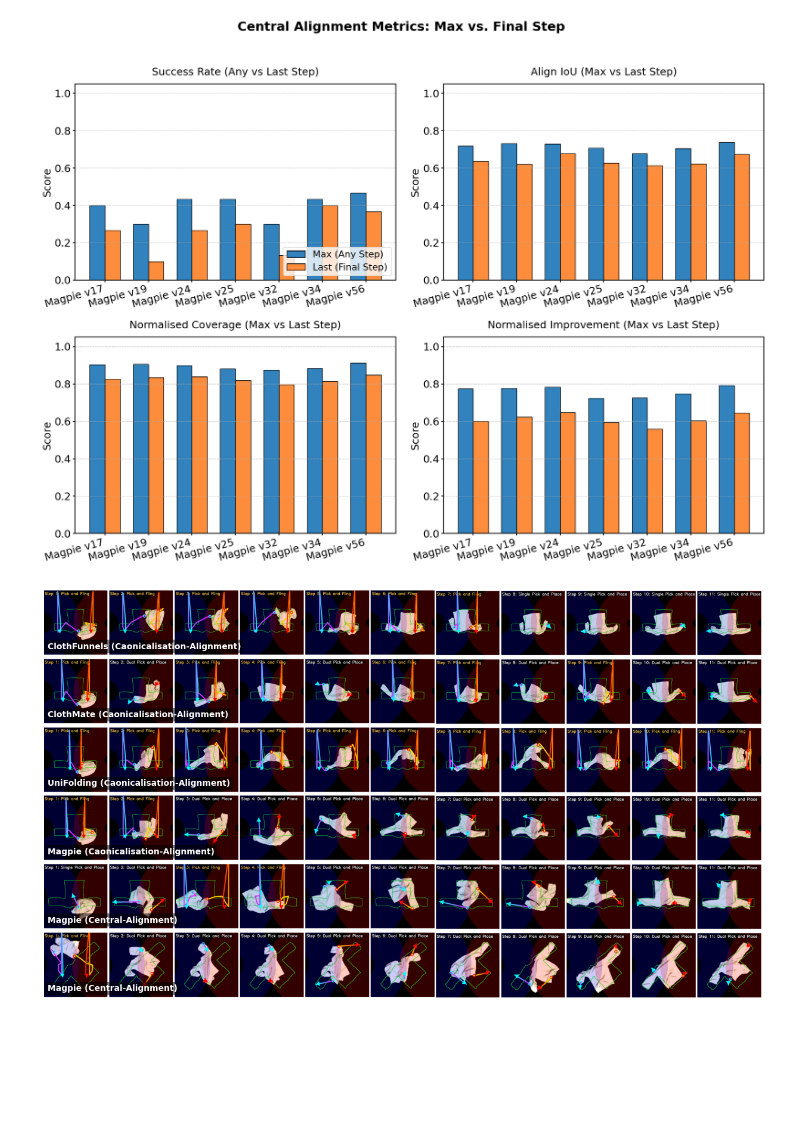
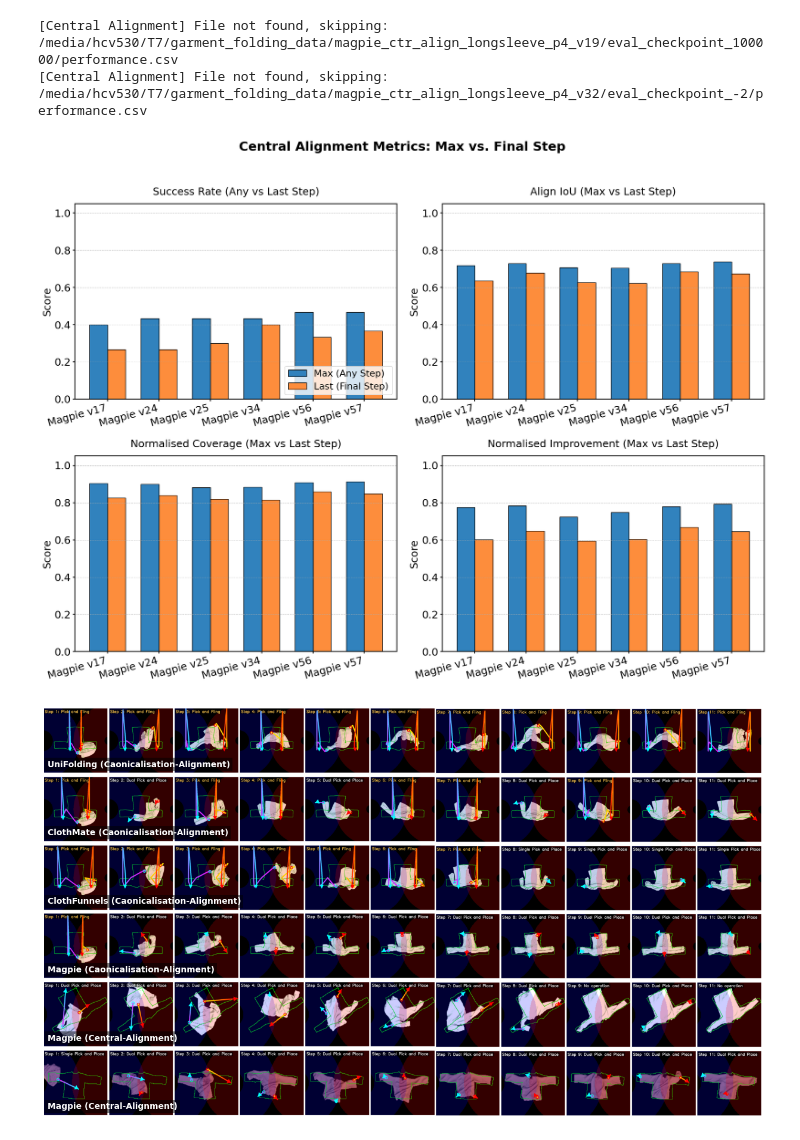
Before and after one commit to halid1020/bimanual_garment_folding, a Jupyter notebook: analysis/magpie/alignment_sim.ipynb, the cells around one changed output. Drawn from its saved outputs; the diff is of its cells as text; code cells hidden in the pictures; blank space fills up the shorter version.

```diff
--- a/analysis/magpie/alignment_sim.ipynb
+++ b/analysis/magpie/alignment_sim.ipynb
@@ -245,8 +245,9 @@ canon_experiments = [
     {"name": "cloth_funnel_longsleeve_canon_align_from_crumpled", "label": "ClothFunnels", "check": "eval_checkpoint_-1"},
     {"name": "clothmate_longsleeve_canon_align_from_crumpled", "label": "ClothMate", "check": "eval_checkpoint_True"},
     {"name": "unifolding_canon_align_from_crumpled", "label": "UniFolding", "check": "eval_checkpoint_True"},
-    {"name": "transfer_eval_magpie_ctr_align_longsleeve_p4_v32/magpie/multi_longsleeve_provide_semkey_pixel_no_success_stop_resol_128_workspace", "label": "Magpie v32", "check": "eval_checkpoint_-2"},
-    {"name": "transfer_eval_magpie_ctr_align_longsleeve_p4_v34/magpie/multi_longsleeve_provide_semkey_pixel_no_success_stop_resol_128_workspace", "label": "Magpie v34", "check": "eval_checkpoint_-2"},
+    {"name": "transfer_eval_magpie_ctr_align_longsleeve_p4_v56/magpie/multi_longsleeve_provide_semkey_pixel_no_success_stop_resol_128_workspace_height_2", "label": "Magpie", "check": "eval_checkpoint_-2"},
+    # {"name": "transfer_eval_magpie_ctr_align_longsleeve_p4_v32/magpie/multi_longsleeve_provide_semkey_pixel_no_success_stop_resol_128_workspace", "label": "Magpie v32", "check": "eval_checkpoint_-2"},
+    # {"name": "transfer_eval_magpie_ctr_align_longsleeve_p4_v34/magpie/multi_longsleeve_provide_semkey_pixel_no_success_stop_resol_128_workspace", "label": "Magpie v34", "check": "eval_checkpoint_-2"},
 ]
 
 central_experiments = [
@@ -256,17 +257,18 @@ central_experiments = [
     {"name": "magpie_ctr_align_longsleeve_p4_v25", "label": "Magpie v25", "check": "eval_checkpoint_100000"},
     {"name": "magpie_ctr_align_longsleeve_p4_v32", "label": "Magpie v32", "check": "eval_checkpoint_-2"},
     {"name": "magpie_ctr_align_longsleeve_p4_v34", "label": "Magpie v34", "check": "eval_checkpoint_-2"},
-    {"name": "magpie_ctr_align_longsleeve_p4_v56", "label": "Magpie v56", "check": "eval_checkpoint_100000"},
+    {"name": "magpie_ctr_align_longsleeve_p4_v56", "label": "Magpie v56", "check": "eval_checkpoint_-2"},
+    {"name": "magpie_ctr_align_longsleeve_p4_v56", "label": "Magpie v57", "check": "eval_checkpoint_100000"},
 ]
 
 plot_experiments = [
     {"name": "unifolding_canon_align_from_crumpled", "label": "UniFolding (Caonicalisation-Alignment)", "check": "eval_checkpoint_True"},
     {"name": "clothmate_longsleeve_canon_align_from_crumpled", "label": "ClothMate (Caonicalisation-Alignment)", "check": "eval_checkpoint_True"},
      {"name": "cloth_funnel_longsleeve_canon_align_from_crumpled", "label": "ClothFunnels (Caonicalisation-Alignment)", "check": "eval_checkpoint_-1"},
-    {"name": "transfer_eval_magpie_ctr_align_longsleeve_p4_v46/magpie/multi_longsleeve_provide_semkey_pixel_no_success_stop_resol_128_workspace_height_2", "label": "Magpie (Caonicalisation-Alignment)", "check": "eval_checkpoint_-2"},
+    {"name": "transfer_eval_magpie_ctr_align_longsleeve_p4_v56/magpie/multi_longsleeve_provide_semkey_pixel_no_success_stop_resol_128_workspace_height_2", "label": "Magpie (Caonicalisation-Alignment)", "check": "eval_checkpoint_-2"},
     #{"name": "transfer_eval_magpie_ctr_align_longsleeve_p4_v46/magpie/multi_longsleeve_provide_semkey_pixel_no_success_stop_resol_128_workspace_height_2", "label": "Magpie (Caonicalisation-Alignment)", "check": "eval_checkpoint_-2"},
-    {"name": "magpie_ctr_align_longsleeve_p4_v56", "label": "Magpie (Central-Alignment)", "check": "eval_checkpoint_100000"},
-    {"name": "magpie_ctr_align_longsleeve_p4_v56", "label": "Magpie (Central-Alignment)", "check": "eval_checkpoint_100000"},
+    {"name": "magpie_ctr_align_longsleeve_p4_v56", "label": "Magpie (Central-Alignment)", "check": "eval_checkpoint_-2"},
+    {"name": "magpie_ctr_align_longsleeve_p4_v56", "label": "Magpie (Central-Alignment)", "check": "eval_checkpoint_-2"},
 ]
 
 plot_episodes_to_show = [
@@ -275,8 +277,8 @@ plot_episodes_to_show = [
     0, # ClothFunnels
     0, # Magpie (first instance)
     # 11, # Magpie (second instance)
-    0, # Magpie (third instance)
-    8  # Magpie (fourth instance)
+    1, # Magpie (third instance)
+    9  # Magpie (fourth instance)
 ]
 
 # --- THE NEW SLIDING WINDOW CONFIGURATION ---
@@ -285,32 +287,34 @@ my_crop_settings = {
     'stride_x': 0.165,      # The jump distance between columns
     'box_w': 0.160,         # The exact width of the extracted square
 
     'start_y': 0.0,         # Y-position of the first row
     'stride_y': 0.25,       # The jump distance between rows
     'box_h': 0.247,         # The exact height of the extracted square
 
     # [Row 0, Row 1, Row 2, Row 3]
     # Set to all zeros to see if they naturally align.
     # If row 1 (Steps 6-11) still looks lower, change the second number to 0.01 or 0.02.
     'row_y_offsets': [0.005, 0.0, 0.0, 0.0],
 
     # Uniform white border between all images
     'pad_width_frac': 0.0
 }
 
 # 1. Bar Charts
 process_and_plot_task(data_dir, canon_experiments, task_title="Canonicalisation Alignment")
 process_and_plot_task(data_dir, central_experiments, task_title="Central Alignment")
 
 # 2. Visualizations
 plot_trajectory_visualizations(
     data_dir,
     plot_experiments,
     episodes_list=plot_episodes_to_show,
     num_steps=11,
     crop_params=my_crop_settings
 )
 # %% [output]
 [figure]
+[Central Alignment] File not found, skipping: /media/hcv530/T7/garment_folding_data/magpie_ctr_align_longsleeve_p4_v19/eval_checkpoint_100000/performance.csv
+[Central Alignment] File not found, skipping: /media/hcv530/T7/garment_folding_data/magpie_ctr_align_longsleeve_p4_v32/eval_checkpoint_-2/performance.csv
-[figure, old version]
+[figure, new version]
-[figure, old version]
+[figure, new version]
```
Also changed, not shown: 2 other files.
